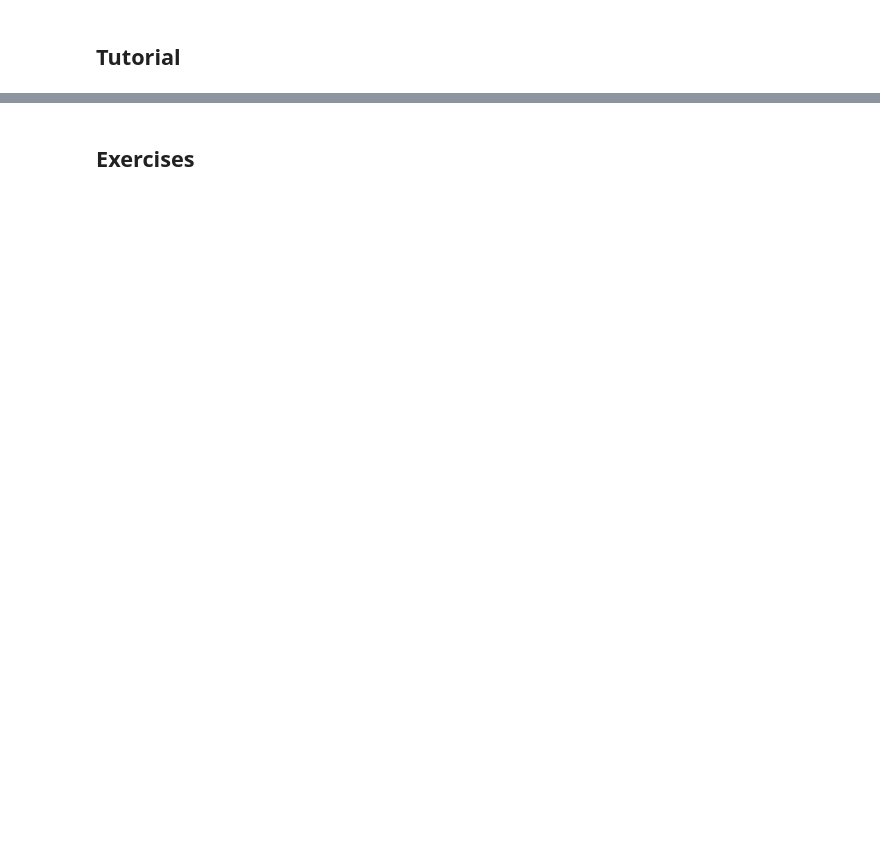
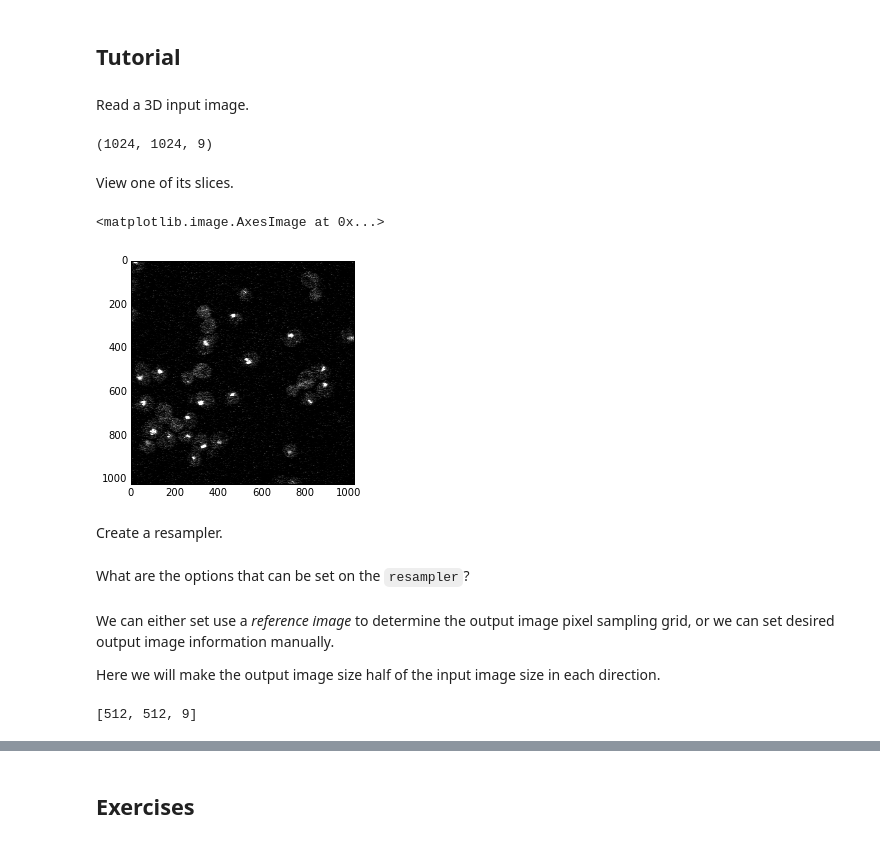
Before and after one commit to InsightSoftwareConsortium/SimpleITKWorkshopImageJ2015, a Jupyter notebook: 4_Resampling_Images.ipynb, the cells around one changed output, grey strips where cells are left out. Cells and saved outputs as stored; diff of their text form; code cells hidden in the pictures; blank space fills up the shorter version.

Commit message:
Resampling images tutorial.

```diff
--- a/4_Resampling_Images.ipynb
+++ b/4_Resampling_Images.ipynb
@@ -46,0 +54,17 @@ For each pixel in the output image:
+# %% [markdown]
+Read a 3D input image.
+# %%
+input_image = sitk.ReadImage('Data/NESb_C2_TP1.tiff')
+print(input_image.GetSize())
+# %% [output]
+(1024, 1024, 9)
+# %% [markdown]
+View one of its slices.
+# %%
+input_slice = input_image[:,:,4]
+plt.imshow(sitk.GetArrayFromImage(input_slice), cmap='gray')
+# %% [output]
+<matplotlib.image.AxesImage at 0x...>
+[figure, added]
+# %% [markdown]
+Create a resampler.
@@ -46,0 +73,2 @@ For each pixel in the output image:
+# %% [markdown]
+What are the options that can be set on the `resampler`?
@@ -46,0 +79,21 @@ For each pixel in the output image:
+# %% [markdown]
+We can either set use a *reference image* to determine the output image pixel sampling grid, or we can set desired output image information manually.
+
+Here we will make the output image size half of the input image size in each direction.
+# %%
+origin = input_image.GetOrigin()
+resampler.SetOutputOrigin(origin)
+
+direction = input_image.GetDirection()
+resampler.SetOutputDirection(direction)
+
+spacing = input_image.GetSpacing()
+resampler.SetOutputSpacing(spacing)
+
+size = list(input_image.GetSize())
+size[0] = int(size[0] / 2)
+size[1] = int(size[1] / 2)
+resampler.SetSize(size)
+print(size)
+# %% [output]
+[512, 512, 9]
```
Also changed, not shown: parts of 14 cells of this notebook, 1 other file.
